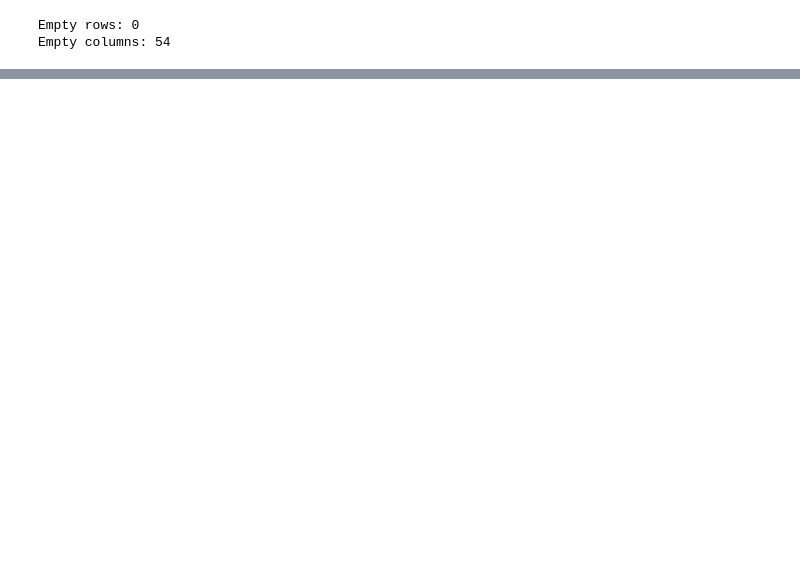
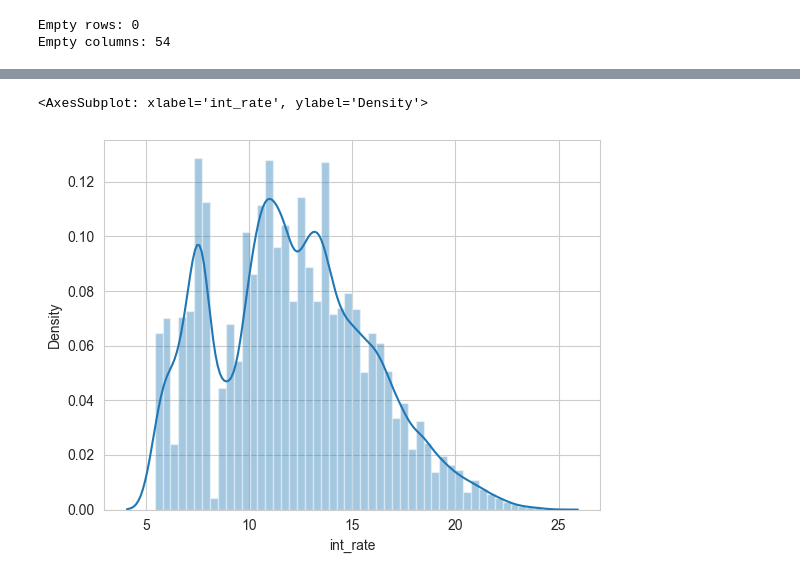
Before and after one commit to rabhardwaj16/lending_club_case_study, a Jupyter notebook: LendingClubCaseStudy.ipynb, the cells around one changed output, grey strips where cells are left out. Saved outputs shown, nothing was run; the diff lists cells and outputs as text; code cells hidden in the pictures; blank space fills up the shorter version.

```diff
--- a/LendingClubCaseStudy.ipynb
+++ b/LendingClubCaseStudy.ipynb
@@ -96,0 +307,6 @@ cols_null_info[cols_null_info['null_status']==False].shape
+# %%
+sns.set_style('whitegrid')
+sns.distplot(loan_df['int_rate'])
+# %% [output]
+<AxesSubplot: xlabel='int_rate', ylabel='Density'>
+[figure, added]
```
Also changed, not shown: parts of 141 cells of this notebook.
